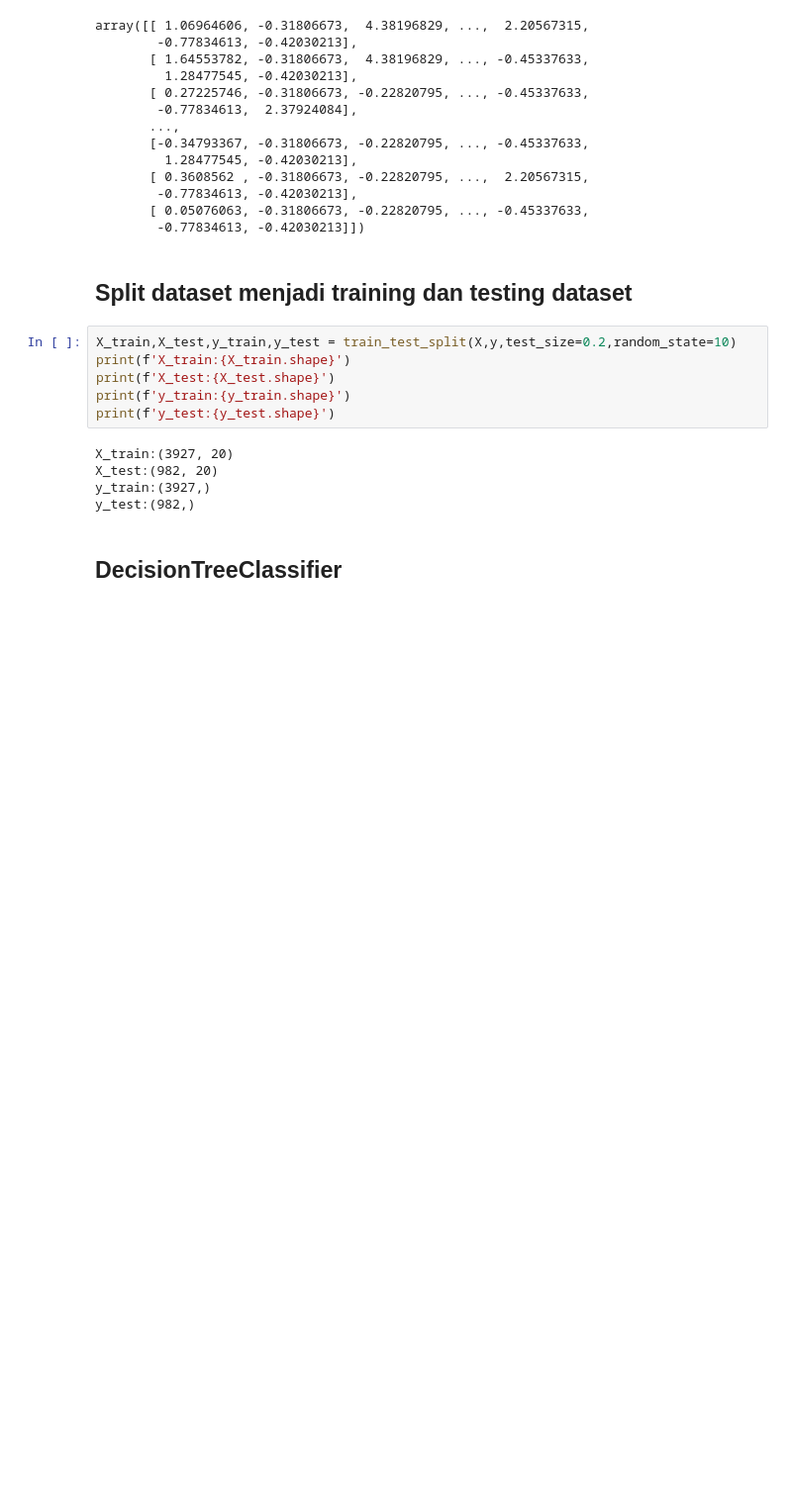
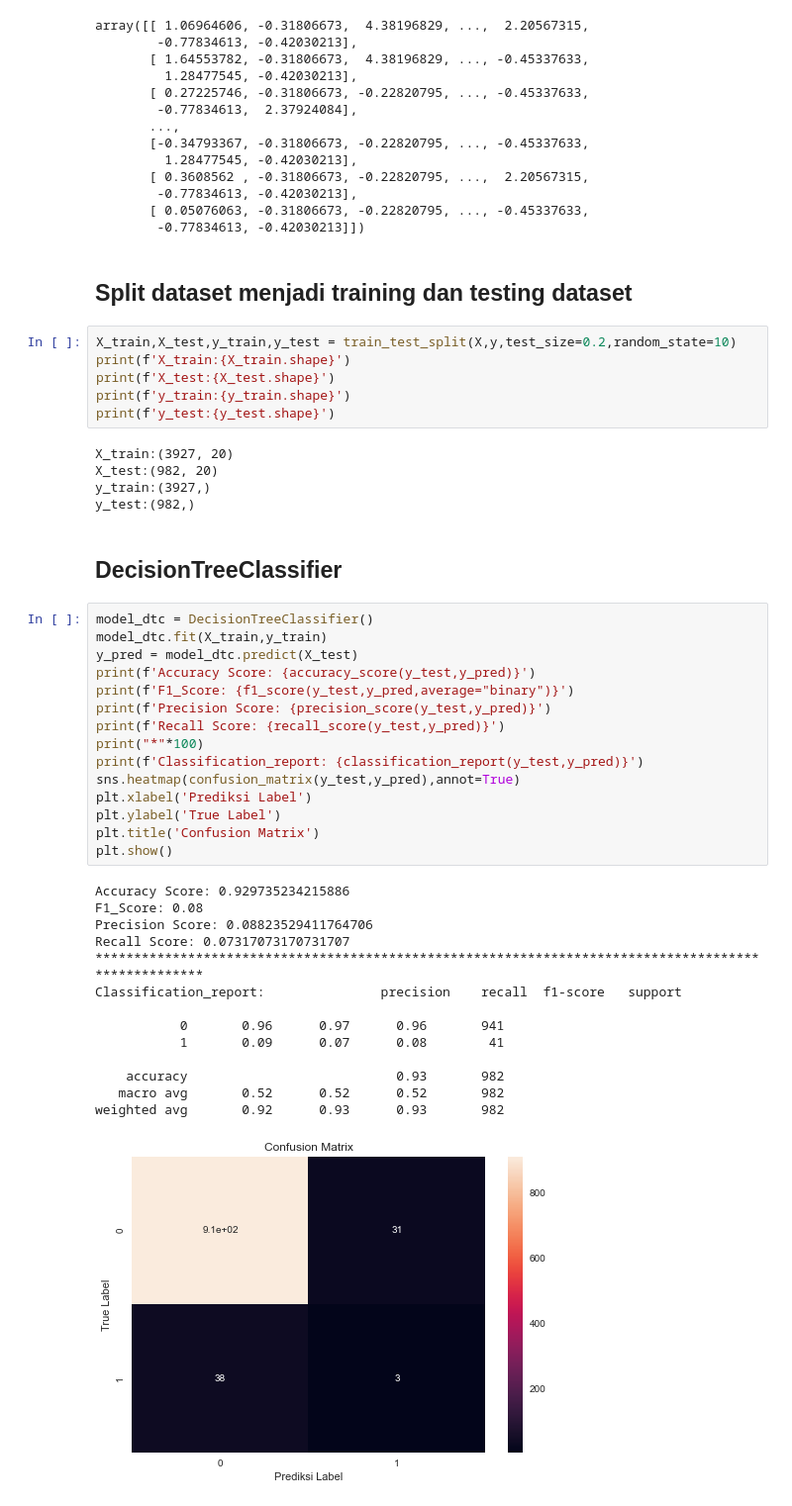
Before and after one commit to AgungYogaSetiawan/Kumpulan-Latihan-Data-Science, a Jupyter notebook: Latihan Data Science/Stroke Prediction.ipynb, the cells around one changed output. Shown at 99% size. Saved outputs shown, nothing was run; the diff lists cells and outputs as text; blank space fills up the shorter version.

```diff
--- a/Latihan Data Science/Stroke Prediction.ipynb
+++ b/Latihan Data Science/Stroke Prediction.ipynb
@@ -491,3 +500,33 @@ y_train:(3927,)
 y_test:(982,)
 # %% [markdown]
 ## DecisionTreeClassifier
+# %%
+model_dtc = DecisionTreeClassifier()
+model_dtc.fit(X_train,y_train)
+y_pred = model_dtc.predict(X_test)
+print(f'Accuracy Score: {accuracy_score(y_test,y_pred)}')
+print(f'F1_Score: {f1_score(y_test,y_pred,average="binary")}')
+print(f'Precision Score: {precision_score(y_test,y_pred)}')
+print(f'Recall Score: {recall_score(y_test,y_pred)}')
+print("*"*100)
+print(f'Classification_report: {classification_report(y_test,y_pred)}')
+sns.heatmap(confusion_matrix(y_test,y_pred),annot=True)
+plt.xlabel('Prediksi Label')
+plt.ylabel('True Label')
+plt.title('Confusion Matrix')
+plt.show()
+# %% [output]
+Accuracy Score: 0.929735234215886
+F1_Score: 0.08
+Precision Score: 0.08823529411764706
+Recall Score: 0.07317073170731707
+****************************************************************************************************
+Classification_report:               precision    recall  f1-score   support
+
+           0       0.96      0.97      0.96       941
+           1       0.09      0.07      0.08        41
+
+    accuracy                           0.93       982
+   macro avg       0.52      0.52      0.52       982
+weighted avg       0.92      0.93      0.93       982
+[figure, added]
```
Also changed, not shown: parts of 14 cells of this notebook.
